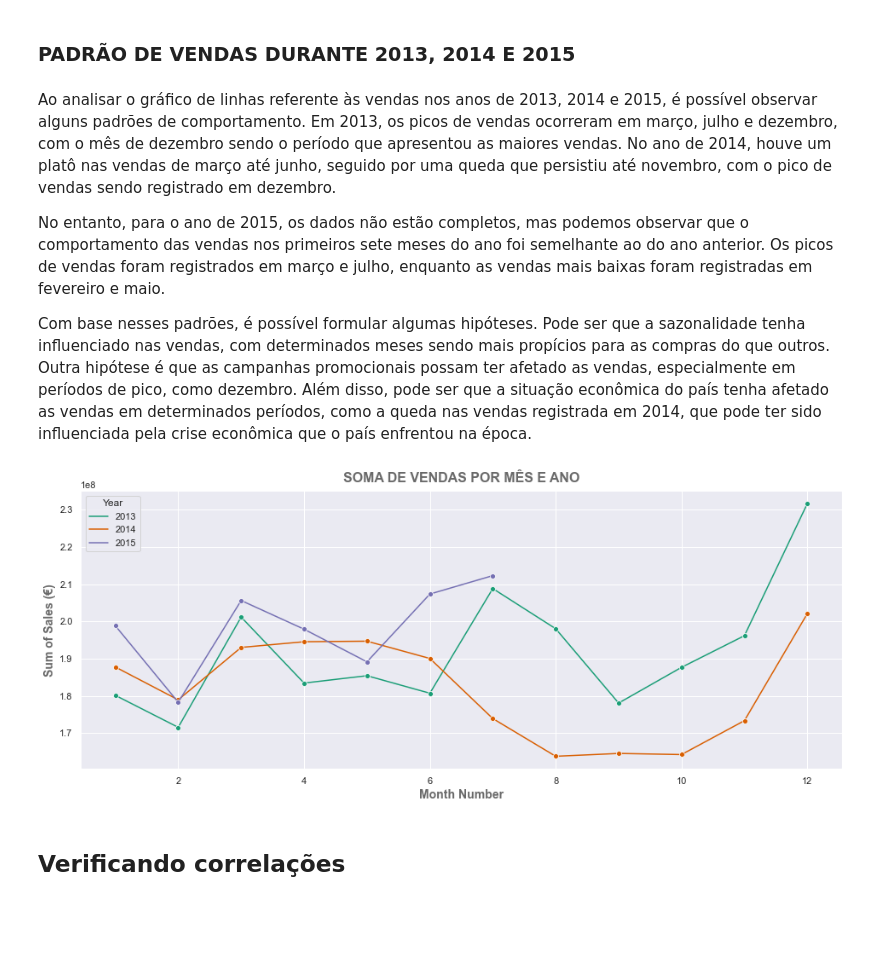
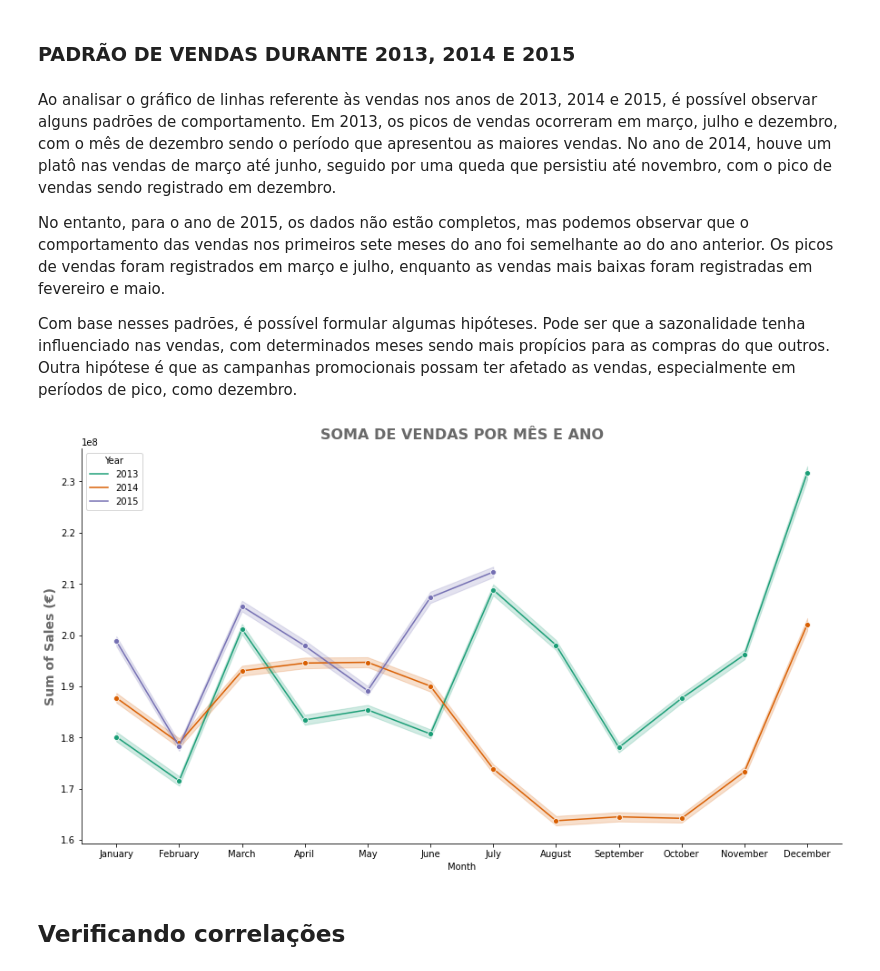
Before and after one commit to LidAlmeida/rossmann_prediction, a Jupyter notebook: notebooks/1.0-eda-rossmann-LA.ipynb, the cells around one changed output. Saved outputs shown, nothing was run; the diff lists cells and outputs as text; code cells hidden in the pictures; blank space fills up the shorter version.

```diff
--- a/notebooks/1.0-eda-rossmann-LA.ipynb
+++ b/notebooks/1.0-eda-rossmann-LA.ipynb
@@ -971,30 +1032,0 @@ df2[['Promo','Promo2','Sales']].groupby(['Promo', 'Promo2']).agg({'Sales': ['mea
-# %%
-# Comportamento das vendas quando a loja participa da promoção e da promoção extendida.
-promo_1_2 = df2[(df2['Promo'] == 1) & (df2['Promo2'] == 1)][[
-    'WeekOfYear', 'Sales']].groupby('WeekOfYear').mean().reset_index()
-promo_1 = df2[(df2['Promo'] == 1) & (df2['Promo2'] == 0)][[
-    'WeekOfYear', 'Sales']].groupby('WeekOfYear').mean().reset_index()
-promo_2 = df2[(df2['Promo'] == 0) & (df2['Promo2'] == 1)][[
-    'WeekOfYear', 'Sales']].groupby('WeekOfYear').mean().reset_index()
-no_promo = df2[(df2['Promo'] == 0) & (df2['Promo2'] == 0)][[
-    'WeekOfYear', 'Sales']].groupby('WeekOfYear').mean().reset_index()
-
-# Criar o gráfico
-fig, ax = plt.subplots(figsize=(20, 6))
-sns.set_palette('Dark2')
-ax.plot(promo_1_2['WeekOfYear'], promo_1_2['Sales'],
-        label='Período promocional tradicional + promoção estendida', linewidth=2)
-ax.plot(promo_1['WeekOfYear'], promo_1['Sales'],
-        label='Período promocional tradicional', linewidth=2)
-ax.plot(promo_2['WeekOfYear'], promo_2['Sales'],
-        label='Período promocional estendido', linewidth=2)
-ax.plot(no_promo['WeekOfYear'], no_promo['Sales'],
-        label='Não promocional', linewidth=2)
-
-# Personalizar o gráfico
-ax.legend(fontsize=12)
-ax.set_title('VENDAS DURANTE PROMOÇÕES', pad=10,
-             fontsize=16, color='dimgrey', fontweight='bold')
-ax.set_xlabel('Week of Year', fontsize=14, color='dimgrey', fontweight='bold')
-ax.set_ylabel('Mean of Sales (€)', fontsize=14, color='dimgrey', fontweight='bold')
-ax.tick_params(axis='both', labelsize=12)
@@ -1184,22 +1268,22 @@ Ao analisar o gráfico de linhas referente às vendas nos anos de 2013, 2014 e 2
 
 No entanto, para o ano de 2015, os dados não estão completos, mas podemos observar que o comportamento das vendas nos primeiros sete meses do ano foi semelhante ao do ano anterior. Os picos de vendas foram registrados em março e julho, enquanto as vendas mais baixas foram registradas em fevereiro e maio.
 
-Com base nesses padrões, é possível formular algumas hipóteses. Pode ser que a sazonalidade tenha influenciado nas vendas, com determinados meses sendo mais propícios para as compras do que outros. Outra hipótese é que as campanhas promocionais possam ter afetado as vendas, especialmente em períodos de pico, como dezembro. Além disso, pode ser que a situação econômica do país tenha afetado as vendas em determinados períodos, como a queda nas vendas registrada em 2014, que pode ter sido influenciada pela crise econômica que o país enfrentou na época.
+Com base nesses padrões, é possível formular algumas hipóteses. Pode ser que a sazonalidade tenha influenciado nas vendas, com determinados meses sendo mais propícios para as compras do que outros. Outra hipótese é que as campanhas promocionais possam ter afetado as vendas, especialmente em períodos de pico, como dezembro.
-# %%
-# Agrupando os dados pelo mês e calcular a média de vendas para cada mês e cada ano
-by_year_month = df2.groupby(['Month', 'Year'])['Sales'].sum().reset_index()
-
-# Criando um gráfico de linha com os dados de vendas por mês e por ano
-sns.lineplot(x='Month', y='Sales', hue='Year',
-             data=by_year_month, marker='o', palette='Dark2')
-
-# Adicionando os títulos para o gráfico e para os eixos x e y
-plt.title('SOMA DE VENDAS POR MÊS E ANO', pad=10,
-              fontsize=16, color='dimgrey', fontweight='bold')
-plt.xlabel('Month Number', fontsize=14, color='dimgrey', fontweight='bold')
-plt.ylabel('Sum of Sales (€)', fontsize=14, color='dimgrey', fontweight='bold');
-# %% [output]
-[figure, removed]
+# %%
+# Meses
+months = list(calendar.month_name)[1:]
+# %%
+# Gráfico de linhas
+sns.lineplot(data=df2, x='Month', y='Sales', estimator=sum, hue='Year',  marker='o', palette='Dark2')
+sns.despine()
+
+# Adicionando os títulos para o gráfico e para os eixos x e y
+plt.title('SOMA DE VENDAS POR MÊS E ANO', pad=10,
+              fontsize=16, color='dimgrey', fontweight='bold')
+plt.ylabel('Sum of Sales (€)', fontsize=14, color='dimgrey', fontweight='bold')
+plt.xticks(range(1, 13), months);
+# %% [output]
+[figure, added]
 # %% [markdown]
 ## Verificando correlações
 # %% [markdown]
```
Also changed, not shown: parts of 26 cells of this notebook, 9 other files.
